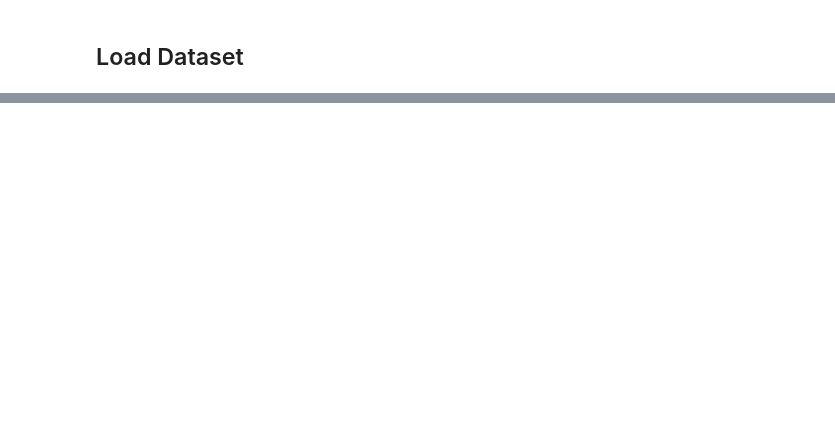
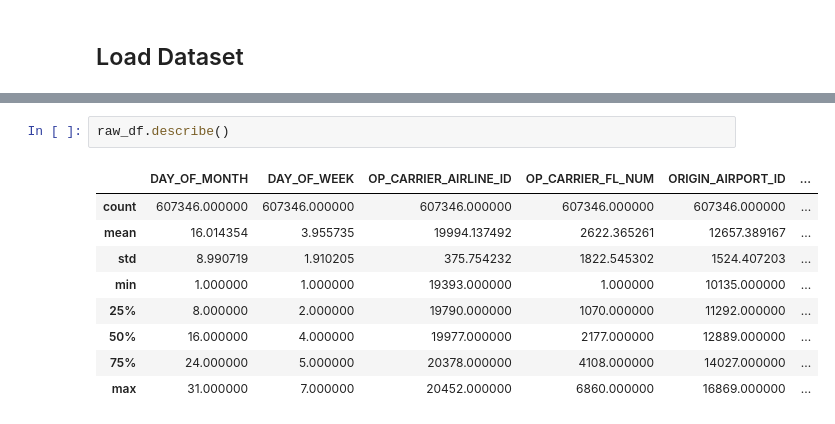
Before and after one commit to ubco-W2022T2-data301/project-group-group05, a Jupyter notebook: analysis/analysis_kaiden.ipynb, the cells around one changed output, grey strips where cells are left out. Drawn from its saved outputs; the diff is of its cells as text; blank space fills up the shorter version.

```diff
--- a/analysis/analysis_kaiden.ipynb
+++ b/analysis/analysis_kaiden.ipynb
@@ -54 +56,13 @@ raw_df.head()
 5 rows × 22 columns
+# %%
+raw_df.describe()
+# %% [output]
+|  | DAY_OF_MONTH | DAY_OF_WEEK | OP_CARRIER_AIRLINE_ID | OP_CARRIER_FL_NUM | ORIGIN_AIRPORT_ID | ... |
+| count | 607346.000000 | 607346.000000 | 607346.000000 | 607346.000000 | 607346.000000 | ... |
+| mean | 16.014354 | 3.955735 | 19994.137492 | 2622.365261 | 12657.389167 | ... |
+| std | 8.990719 | 1.910205 | 375.754232 | 1822.545302 | 1524.407203 | ... |
+| min | 1.000000 | 1.000000 | 19393.000000 | 1.000000 | 10135.000000 | ... |
+| 25% | 8.000000 | 2.000000 | 19790.000000 | 1070.000000 | 11292.000000 | ... |
+| 50% | 16.000000 | 4.000000 | 19977.000000 | 2177.000000 | 12889.000000 | ... |
+| 75% | 24.000000 | 5.000000 | 20378.000000 | 4108.000000 | 14027.000000 | ... |
+| max | 31.000000 | 7.000000 | 20452.000000 | 6860.000000 | 16869.000000 | ... |
```
Also changed, not shown: parts of 8 cells of this notebook.
